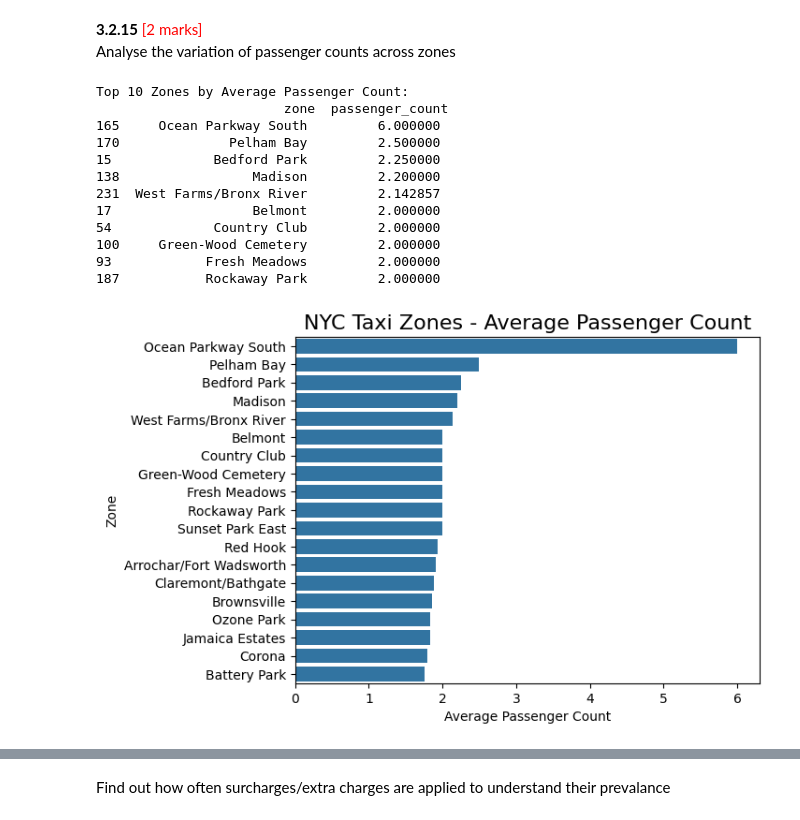
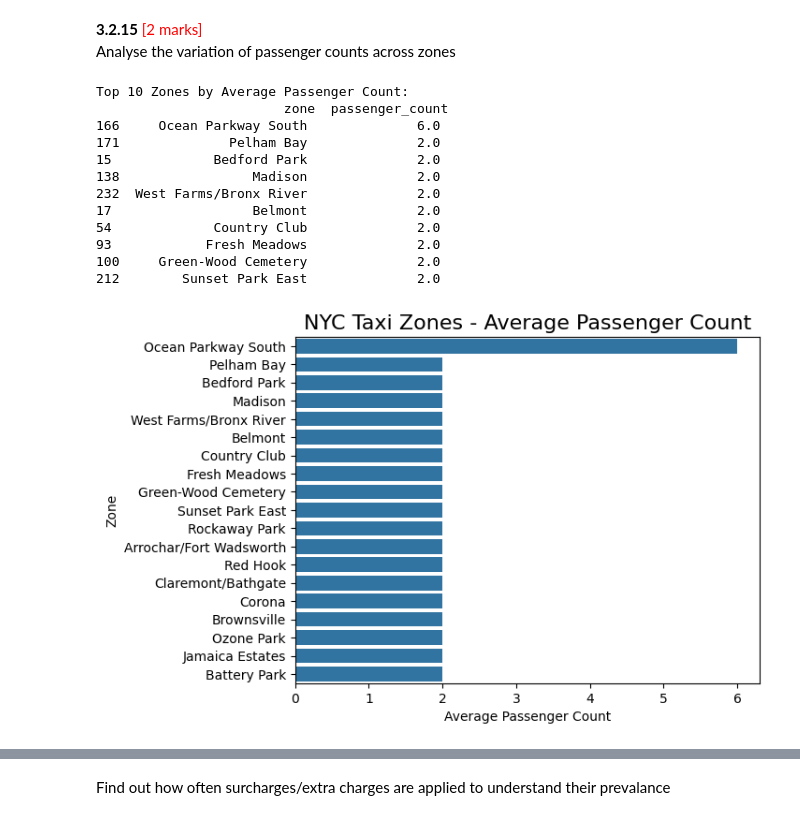
Before and after one commit to kumarsirish/IIITB, a Jupyter notebook: EDA/notebook_NYC_Taxi/EDA_Assg_NYC_Taxi_Starter.ipynb, the cells around one changed output, grey strips where cells are left out. Saved outputs shown, nothing was run; the diff lists cells and outputs as text; code cells hidden in the pictures.

```diff
--- a/EDA/notebook_NYC_Taxi/EDA_Assg_NYC_Taxi_Starter.ipynb
+++ b/EDA/notebook_NYC_Taxi/EDA_Assg_NYC_Taxi_Starter.ipynb
@@ -665,7 +687,7 @@ plt.show()
 #From the figure above, we can see that there are potential outliers in fare_amount, tip_amount, total_amount, extra, tolls_amount columns.
 #We will handle these outliers in the next steps.
 # Handle outliers using IQR method
-cols_to_check = ['trip_distance', 'fare_amount', 'tip_amount', 'total_amount', 'extra', 'tolls_amount']
+cols_to_check = ['trip_distance', 'fare_amount', 'tip_amount', 'total_amount', 'extra']
 for col in cols_to_check:
     Q1 = df[col].quantile(0.05)
     Q3 = df[col].quantile(0.95)
@@ -747,6 +768,10 @@ print("Number of problematic rows with invalid RatecodeID", len(problematic_rows
 if len(problematic_rows) > 0:
     df = df.drop(problematic_rows.index)
 
+problematic_rows = df[df['trip_distance'] >= 250]
+print("Number of problematic rows with very high trip_distance", len(problematic_rows))
+if len(problematic_rows) > 0:
+    df = df.drop(problematic_rows.index)
 
 print(f"Original rows count: {original_rows_count} rows dropped {original_rows_count- len(df)}, Percentage dropped: {((original_rows_count - len(df)) / original_rows_count) * 100:.2f}%   ")
 # %% [output]
@@ -1765,31 +1846,31 @@ Analyse the variation of passenger counts across zones
 # %%
 # How does passenger count vary across zones
 passenger_counts_by_zone = df.groupby('PULocationID')['passenger_count'].mean().reset_index()
 passenger_counts_by_zone = passenger_counts_by_zone.merge(zones[['LocationID', 'zone']], left_on='PULocationID', right_on='LocationID', how='left')
 passenger_counts_by_zone = passenger_counts_by_zone.sort_values(by='passenger_count', ascending=False)
-print("Top 10 Zones by Average Passenger Count:\n", passenger_counts_by_zone[['zone', 'passenger_count']].head(10))
+print("Top 10 Zones by Average Passenger Count:\n", passenger_counts_by_zone[['zone', 'passenger_count']].round().head(10))
 
 
 # Plot the map and display zone wise average passenger counts
-sns.barplot(x='passenger_count', y='zone', data=passenger_counts_by_zone.head(20))
+sns.barplot(x='passenger_count', y='zone', data=passenger_counts_by_zone.round().head(20))
 plt.title('NYC Taxi Zones - Average Passenger Count', fontsize=16)
 plt.xlabel('Average Passenger Count')
 plt.ylabel('Zone')
 plt.show()
 # %% [output]
 Top 10 Zones by Average Passenger Count:
                         zone  passenger_count
-165     Ocean Parkway South         6.000000
-170              Pelham Bay         2.500000
-15             Bedford Park         2.250000
-138                 Madison         2.200000
-231  West Farms/Bronx River         2.142857
-17                  Belmont         2.000000
-54             Country Club         2.000000
-100     Green-Wood Cemetery         2.000000
-93            Fresh Meadows         2.000000
-187           Rockaway Park         2.000000
+166     Ocean Parkway South              6.0
+171              Pelham Bay              2.0
+15             Bedford Park              2.0
+138                 Madison              2.0
+232  West Farms/Bronx River              2.0
+17                  Belmont              2.0
+54             Country Club              2.0
+93            Fresh Meadows              2.0
+100     Green-Wood Cemetery              2.0
+212        Sunset Park East              2.0
-[figure, old version]
+[figure, new version]
 # %%
 # For a more detailed analysis, we can use the zones_with_trips GeoDataFrame
 # Create a new column for the average passenger count in each zone.
```
Also changed, not shown: parts of 37 cells of this notebook, 2 other files.
